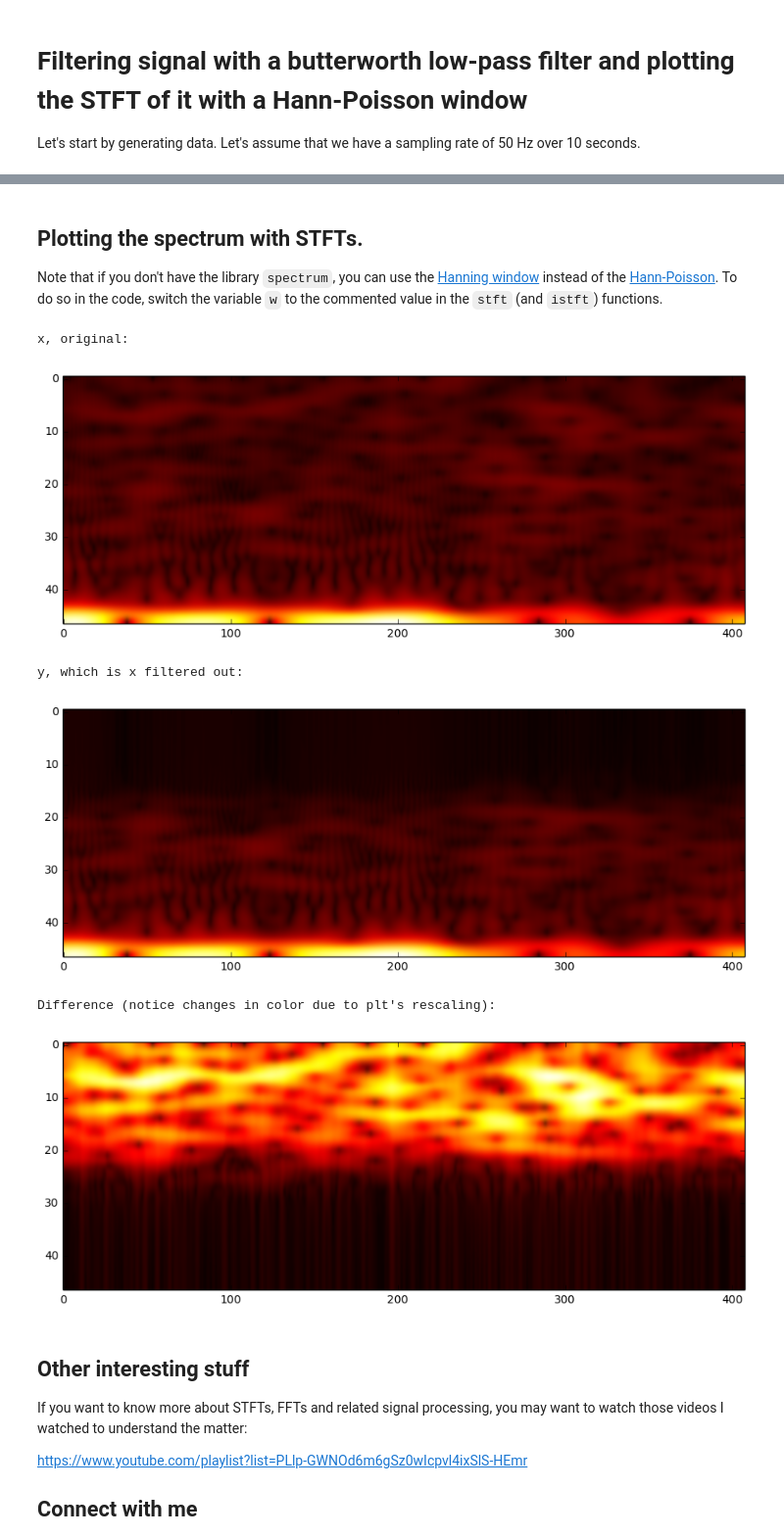
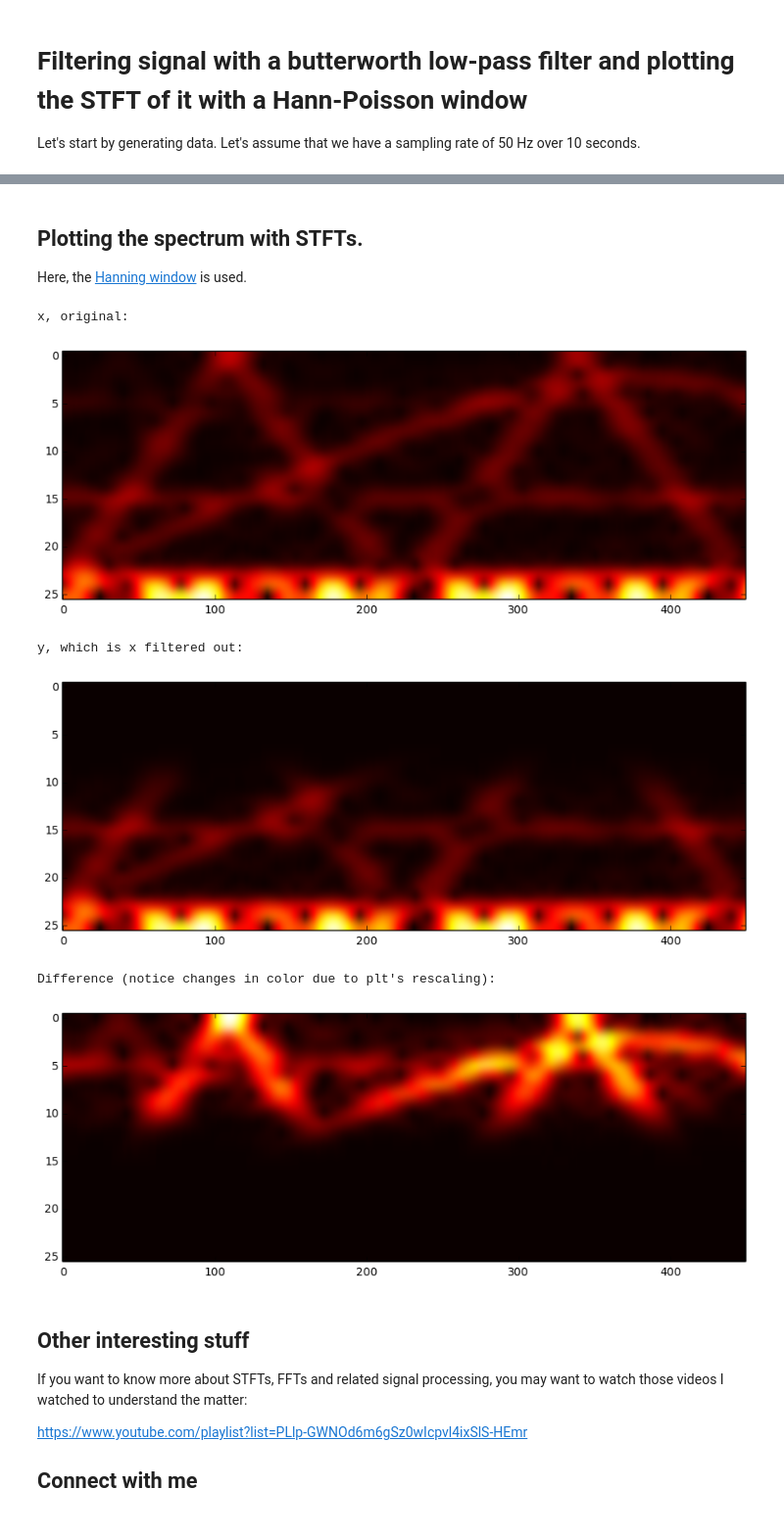
Before and after one commit to guillaume-chevalier/filtering-stft-and-laplace-transform, a Jupyter notebook: Filtering.ipynb, the cells around one changed output, grey strips where cells are left out. Shown: that part at 98% size. Saved outputs shown, nothing was run; the diff lists cells and outputs as text; code cells hidden in the pictures.

Commit message:
Corrected STFT plot and changed signal

```diff
--- a/Filtering.ipynb
+++ b/Filtering.ipynb
@@ -5,14 +5,22 @@ Let's start by generating data. Let's assume that we have a sampling rate of 50
 # %%
 import numpy as np
 
-# Generate a random x(t) signal with waves and noise.
 sample_rate = 50  # 50 Hz resolution
 signal_lenght = 10*sample_rate  # 10 seconds
-t = np.linspace(-1, 1, signal_lenght)
-x = np.sin(2*np.pi*0.75*t*(1-t) + 2.1)
-x += 0.1*np.sin(2*np.pi*1.25*t + 1)
-x += 0.18*np.cos(2*np.pi*3.85*t)
-x += np.random.randn(len(t)) * 0.08
+# Generate a random x(t) signal with waves and noise.
+t = np.linspace(0, 10, signal_lenght)
+g = 30*( np.sin((t/10)**2) )
+x  = 0.30*np.cos(2*np.pi*0.25*t - 0.2)
+x += 0.28*np.sin(2*np.pi*1.50*t + 1.0)
+x += 0.10*np.sin(2*np.pi*5.85*g + 1.0)
+x += 0.09*np.cos(2*np.pi*10.0*t)
+x += 0.04*np.sin(2*np.pi*20.0*t)
+x += 0.15*np.cos(2*np.pi*135.0*(t/5.0-1)**2)
+x += 0.04*np.random.randn(len(t))
+# Normalize between -0.5 to 0.5:
+x -= np.min(x)
+x /= np.max(x)
+x -= 0.5
 # %% [markdown]
 ## Filtering the generated data:
 
@@ -59,19 +67,15 @@ plt.show()
-# %% [markdown]
-## Plotting the spectrum with STFTs.
-
-Note that if you don't have the library `spectrum`, you can use the [Hanning window](https://en.wikipedia.org/wiki/Window_function#Hann_.28Hanning.29_window) instead of the [Hann-Poisson](https://en.wikipedia.org/wiki/Window_function#Hann.E2.80.93Poisson_window). To do so in the code, switch the variable `w` to the commented value in the `stft` (and `istft`) functions.
+# %% [markdown]
+## Plotting the spectrum with STFTs.
+
+Here, the [Hanning window](https://en.wikipedia.org/wiki/Window_function#Hann_.28Hanning.29_window) is used.
 # %%
-import spectrum
 import scipy
 
 
 def stft(x, fftsize=1024, overlap=4):
     # Short-time Fourier transform
     hop = fftsize / overlap
-
-    # w = scipy.hanning(fftsize+1)[:-1]      # better reconstruction with this trick +1)[:-1]
-    w = spectrum.window_poisson_hanning(fftsize+1, alpha=2)[:-1]
-
+    w = scipy.hanning(fftsize+1)[:-1]      # better reconstruction with this trick +1)[:-1]
     return np.array([np.fft.rfft(w*x[i:i+fftsize]) for i in range(0, len(x)-fftsize, hop)])
 
 # Here we don't use the ISTFT but having the function may be useful to some,
@@ -80,10 +84,7 @@ def stft(x, fftsize=1024, overlap=4):
 #     # Inverse Short-time Fourier transform
 #     fftsize=(X.shape[1]-1)*2
 #     hop = fftsize / overlap
-#
-#     # w = scipy.hanning(fftsize+1)[:-1]
-#     w = spectrum.window_poisson_hanning(fftsize+1, alpha=2)[:-1]
-#
+#     w = scipy.hanning(fftsize+1)[:-1]
 #     x = scipy.zeros(X.shape[0]*hop)
 #     wsum = scipy.zeros(X.shape[0]*hop)
 #     for n,i in enumerate(range(0, len(x)-fftsize, hop)):
@@ -91,39 +92,39 @@ def stft(x, fftsize=1024, overlap=4):
 #         wsum[i:i+fftsize] += w ** 2.
 #     pos = wsum != 0
 #     x[pos] /= wsum[pos]
 #     return x
 
 def plot_stft(x, interpolation='bicubic'):
     # Use 'none' interpolation for a sharp plot.
     plt.figure(figsize=(11, 4))
     sss = stft(np.array(x), window_size, overlap)
-    complex_norm = np.sqrt(np.absolute(sss)).transpose()[::-1]
-    plt.imshow(complex_norm, aspect='auto', interpolation=interpolation, cmap=plt.cm.hot)
+    complex_norm_tape = np.absolute(sss).transpose()[::-1]
+    plt.imshow(complex_norm_tape, aspect='auto', interpolation=interpolation, cmap=plt.cm.hot)
     # plt.yscale('log')
     plt.show()
 
 
-window_size = 92  # a.k.a. fftsize
+window_size = 50  # a.k.a. fftsize
 overlap = window_size  # This takes a maximal overlap
 
 
 # Plots in the STFT time-frequency domain:
 
 print "x, original:"
 plot_stft(x)
 
 print "y, which is x filtered out:"
 plot_stft(y)
 
 print "Difference (notice changes in color due to plt's rescaling):"
 plot_stft(diff)
 # %% [output]
 x, original:
-[figure, old version]
+[figure, new version]
 y, which is x filtered out:
-[figure, old version]
+[figure, new version]
 Difference (notice changes in color due to plt's rescaling):
-[figure, old version]
+[figure, new version]
 # %% [markdown]
 ## Other interesting stuff
 
```
Also changed, not shown: parts of 2 cells of this notebook, 5 other files.
